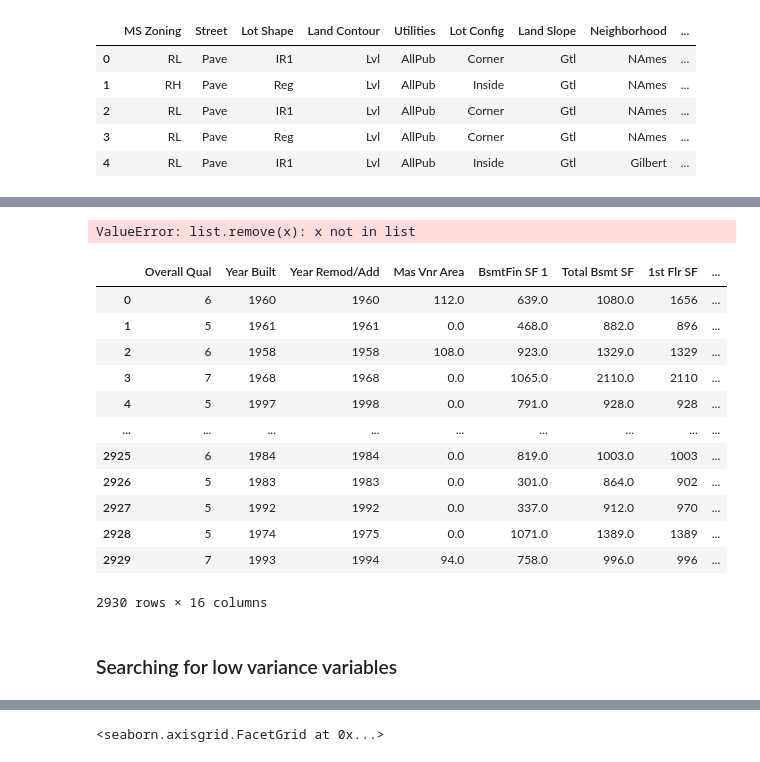
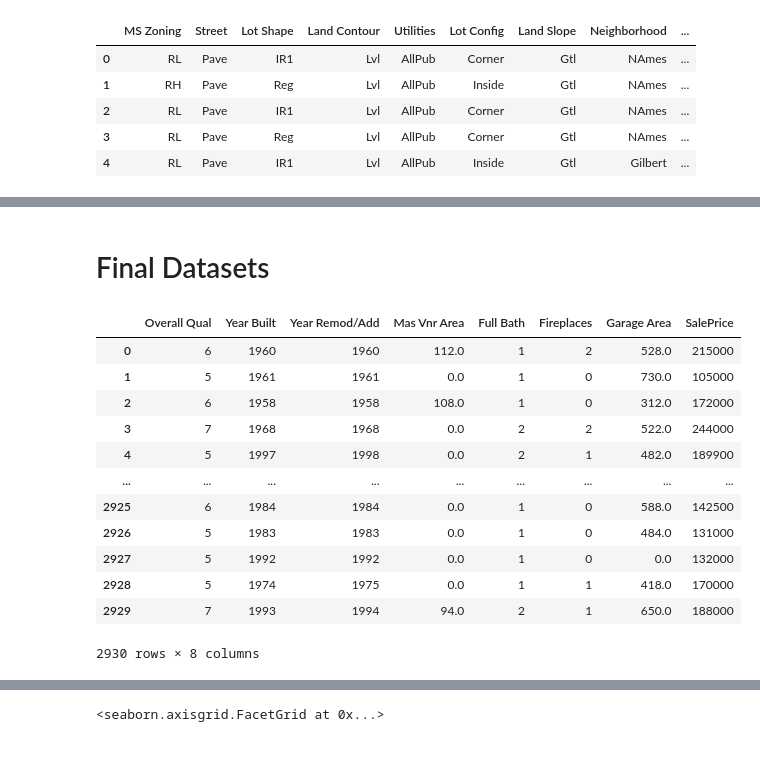
Before and after one commit to amandagiacchetta/Predicting-House-Prices, a Jupyter notebook: linear_regression.ipynb, the cells around one changed output, grey strips where cells are left out. Drawn from its saved outputs; the diff is of its cells as text; code cells hidden in the pictures.

```diff
--- a/linear_regression.ipynb
+++ b/linear_regression.ipynb
@@ -144,0 +219,4 @@ memory usage: 778.4+ KB
+# %%
+data_scale = pd.DataFrame(data_scaled, columns=data_scale.columns)
+# %%
+num_variance = data_scale.var().sort_values()
@@ -144,0 +240,3 @@ memory usage: 778.4+ KB
+# %%
+#Selecting low variance ==0.0
+low_variance = num_variance.index[:5]
@@ -144,0 +249,3 @@ memory usage: 778.4+ KB
+# %%
+#Updating num_features
+num_features = num_features.drop(low_variance)
@@ -189,7 +264,0 @@ sns.heatmap(data_num[corr_list].corr())
-# %%
-#Preference for continous variables
-columns_colinearity = ["TotRms AbvGrd", "Garage Cars", "Total Bsmt SF"]
-
-corr_list.remove(columns_colinearity)
-# %% [output]
-ValueError: list.remove(x): x not in list
@@ -196,18 +267,18 @@ ValueError: list.remove(x): x not in list
+# %% [markdown]
+# Final Datasets
 # %%
-data_num[corr_list]
+data_num[num_features]
 # %% [output]
-|  | Overall Qual | Year Built | Year Remod/Add | Mas Vnr Area | BsmtFin SF 1 | Total Bsmt SF | 1st Flr SF | ... |
-| 0 | 6 | 1960 | 1960 | 112.0 | 639.0 | 1080.0 | 1656 | ... |
-| 1 | 5 | 1961 | 1961 | 0.0 | 468.0 | 882.0 | 896 | ... |
-| 2 | 6 | 1958 | 1958 | 108.0 | 923.0 | 1329.0 | 1329 | ... |
-| 3 | 7 | 1968 | 1968 | 0.0 | 1065.0 | 2110.0 | 2110 | ... |
-| 4 | 5 | 1997 | 1998 | 0.0 | 791.0 | 928.0 | 928 | ... |
+|  | Overall Qual | Year Built | Year Remod/Add | Mas Vnr Area | Full Bath | Fireplaces | Garage Area | SalePrice |
+| 0 | 6 | 1960 | 1960 | 112.0 | 1 | 2 | 528.0 | 215000 |
+| 1 | 5 | 1961 | 1961 | 0.0 | 1 | 0 | 730.0 | 105000 |
+| 2 | 6 | 1958 | 1958 | 108.0 | 1 | 0 | 312.0 | 172000 |
+| 3 | 7 | 1968 | 1968 | 0.0 | 2 | 2 | 522.0 | 244000 |
+| 4 | 5 | 1997 | 1998 | 0.0 | 2 | 1 | 482.0 | 189900 |
 | ... | ... | ... | ... | ... | ... | ... | ... | ... |
-| 2925 | 6 | 1984 | 1984 | 0.0 | 819.0 | 1003.0 | 1003 | ... |
-| 2926 | 5 | 1983 | 1983 | 0.0 | 301.0 | 864.0 | 902 | ... |
-| 2927 | 5 | 1992 | 1992 | 0.0 | 337.0 | 912.0 | 970 | ... |
-| 2928 | 5 | 1974 | 1975 | 0.0 | 1071.0 | 1389.0 | 1389 | ... |
-| 2929 | 7 | 1993 | 1994 | 94.0 | 758.0 | 996.0 | 996 | ... |
+| 2925 | 6 | 1984 | 1984 | 0.0 | 1 | 0 | 588.0 | 142500 |
+| 2926 | 5 | 1983 | 1983 | 0.0 | 1 | 0 | 484.0 | 131000 |
+| 2927 | 5 | 1992 | 1992 | 0.0 | 1 | 0 | 0.0 | 132000 |
+| 2928 | 5 | 1974 | 1975 | 0.0 | 1 | 1 | 418.0 | 170000 |
+| 2929 | 7 | 1993 | 1994 | 94.0 | 2 | 1 | 650.0 | 188000 |
-2930 rows × 16 columns
+2930 rows × 8 columns
-# %% [markdown]
-### Searching for low variance variables
```
Also changed, not shown: parts of 35 cells of this notebook.
